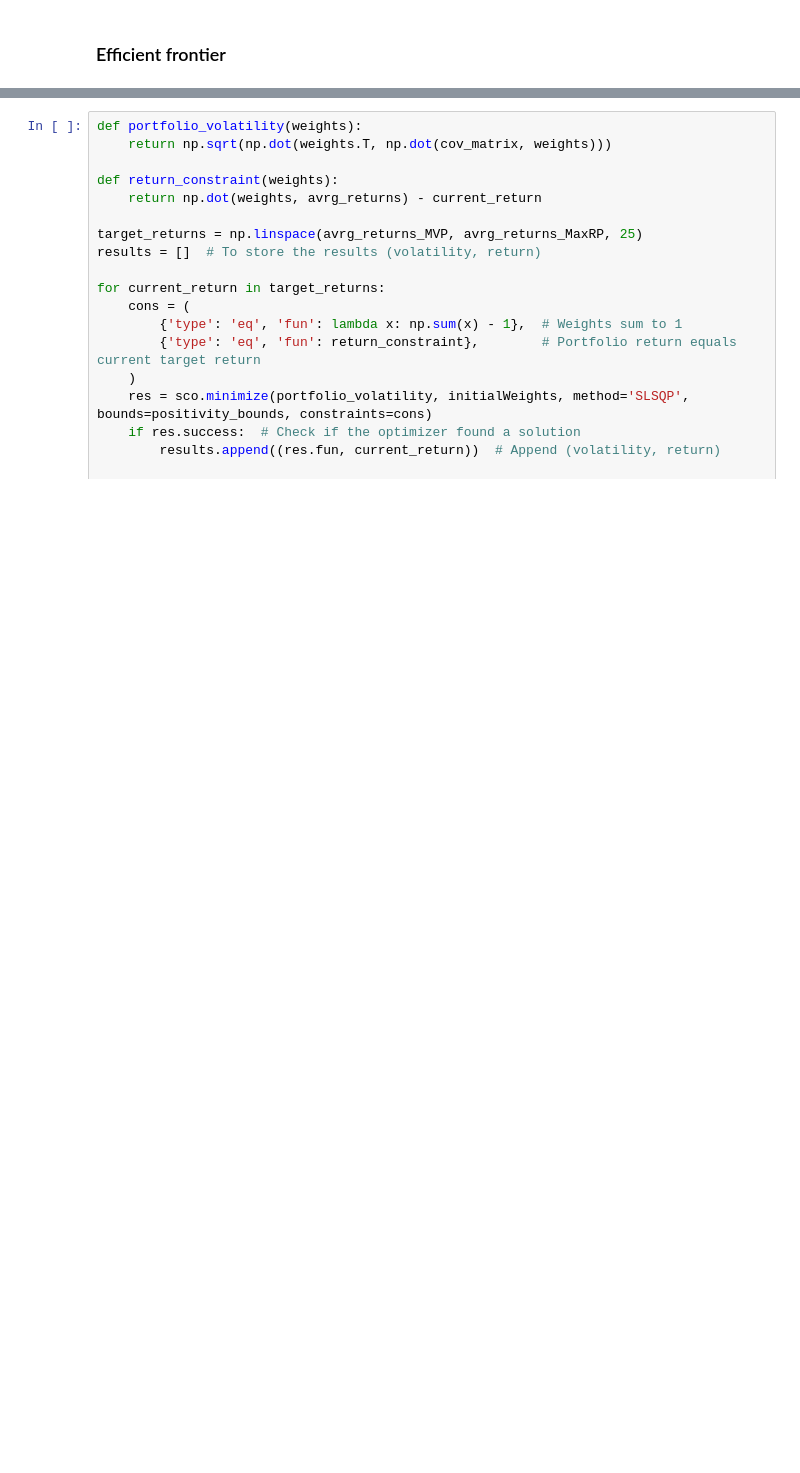
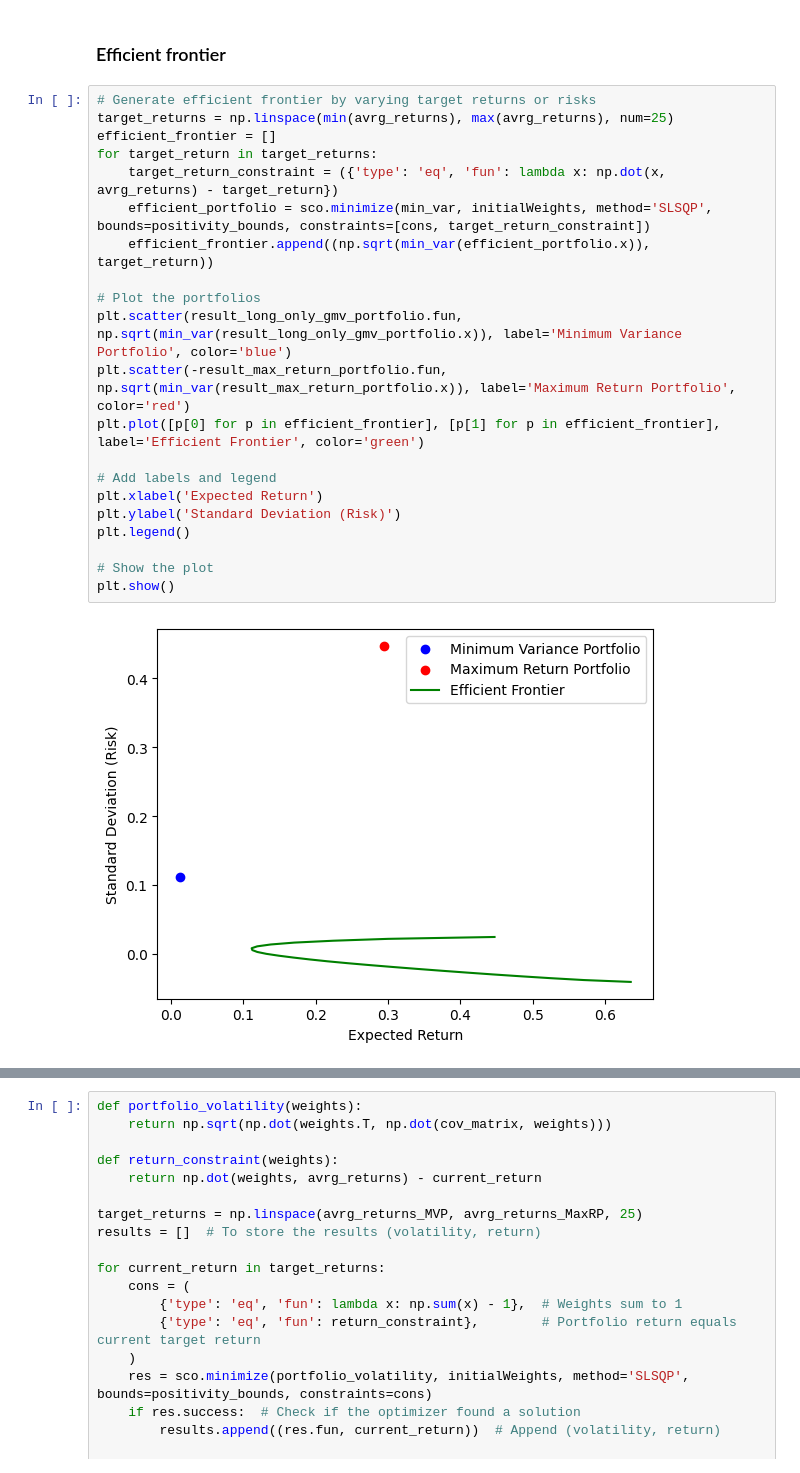
Before and after one commit to GiammarcoBozzelli/SEF, a Jupyter notebook: main.ipynb, the cells around one changed output, grey strips where cells are left out. Drawn from its saved outputs; the diff is of its cells as text; blank space fills up the shorter version.

Commit message:
blocked at efficient frontier

```diff
--- a/main.ipynb
+++ b/main.ipynb
@@ -445,3 +291,26 @@ avrg_returns_MinRP_ann
 # %% [markdown]
 ### Efficient frontier
+# %%
+# Generate efficient frontier by varying target returns or risks
+target_returns = np.linspace(min(avrg_returns), max(avrg_returns), num=25)
+efficient_frontier = []
+for target_return in target_returns:
+    target_return_constraint = ({'type': 'eq', 'fun': lambda x: np.dot(x, avrg_returns) - target_return})
+    efficient_portfolio = sco.minimize(min_var, initialWeights, method='SLSQP', bounds=positivity_bounds, constraints=[cons, target_return_constraint])
+    efficient_frontier.append((np.sqrt(min_var(efficient_portfolio.x)), target_return))
+
+# Plot the portfolios
+plt.scatter(result_long_only_gmv_portfolio.fun, np.sqrt(min_var(result_long_only_gmv_portfolio.x)), label='Minimum Variance Portfolio', color='blue')
+plt.scatter(-result_max_return_portfolio.fun, np.sqrt(min_var(result_max_return_portfolio.x)), label='Maximum Return Portfolio', color='red')
+plt.plot([p[0] for p in efficient_frontier], [p[1] for p in efficient_frontier], label='Efficient Frontier', color='green')
+
+# Add labels and legend
+plt.xlabel('Expected Return')
+plt.ylabel('Standard Deviation (Risk)')
+plt.legend()
+
+# Show the plot
+plt.show()
+# %% [output]
+[figure, added]
 # %%
```
Also changed, not shown: parts of 64 cells of this notebook.
